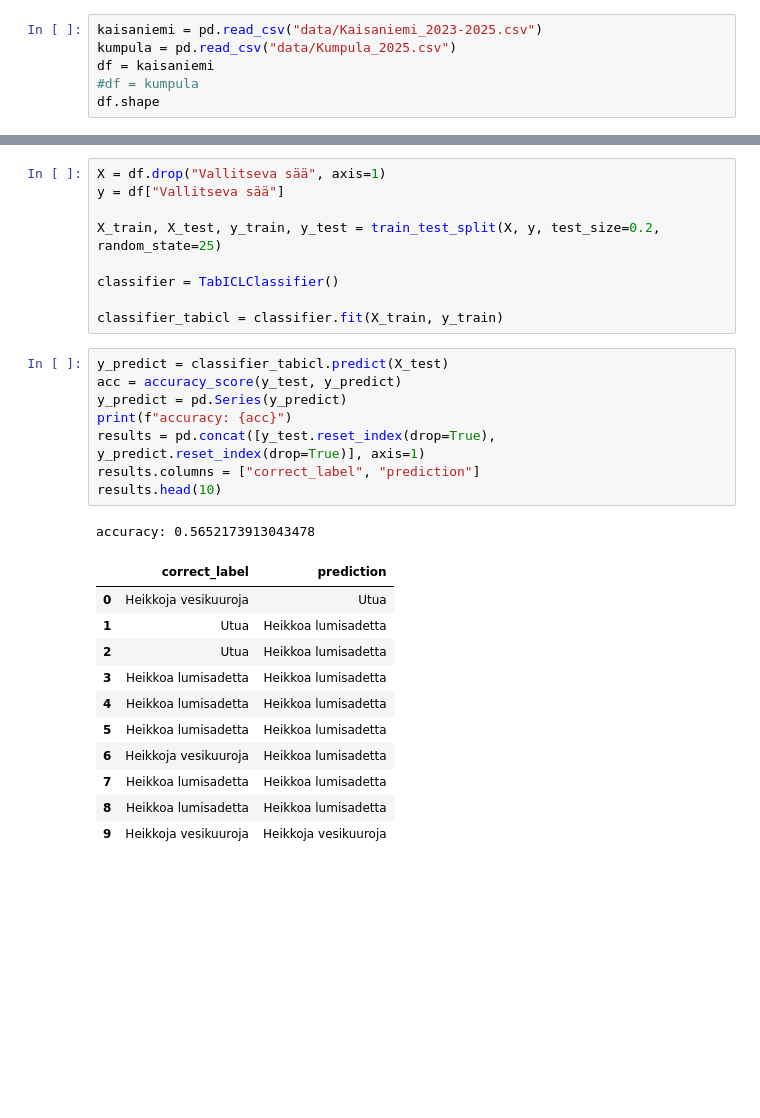
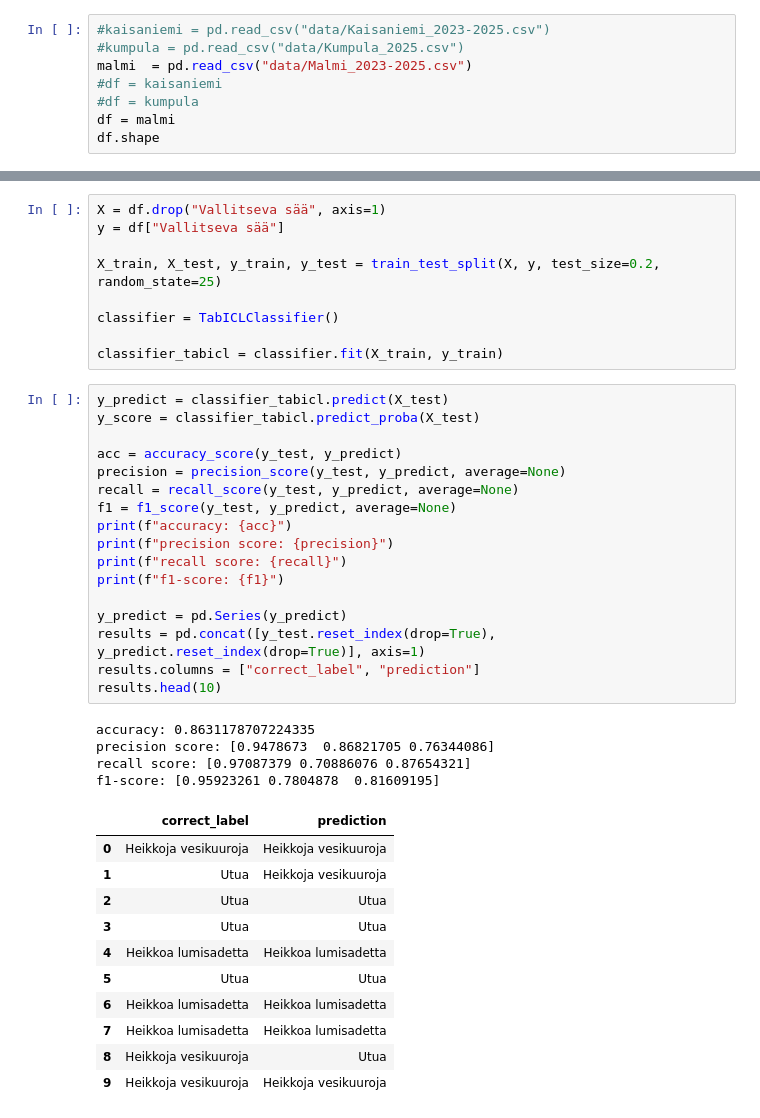
Before and after one commit to kirsikkahiltunen/Tabular-in-context-learning, a Jupyter notebook: TabICL_test.ipynb, the cells around one changed output, grey strips where cells are left out. Saved outputs shown, nothing was run; the diff lists cells and outputs as text; blank space fills up the shorter version.

```diff
--- a/TabICL_test.ipynb
+++ b/TabICL_test.ipynb
@@ -9,9 +11,11 @@ from sklearn.metrics import mean_squared_error, mean_absolute_error, r2_score, a
 # %%
 from tabicl import TabICLClassifier
 # %%
-kaisaniemi = pd.read_csv("data/Kaisaniemi_2023-2025.csv")
-kumpula = pd.read_csv("data/Kumpula_2025.csv")
-df = kaisaniemi
+#kaisaniemi = pd.read_csv("data/Kaisaniemi_2023-2025.csv")
+#kumpula = pd.read_csv("data/Kumpula_2025.csv")
+malmi  = pd.read_csv("data/Malmi_2023-2025.csv")
+#df = kaisaniemi
 #df = kumpula
+df = malmi
 df.shape
 # %% [output]
@@ -33,22 +37,34 @@ classifier = TabICLClassifier()
 classifier_tabicl = classifier.fit(X_train, y_train)
 # %%
 y_predict = classifier_tabicl.predict(X_test)
+y_score = classifier_tabicl.predict_proba(X_test)
+
 acc = accuracy_score(y_test, y_predict)
+precision = precision_score(y_test, y_predict, average=None)
+recall = recall_score(y_test, y_predict, average=None)
+f1 = f1_score(y_test, y_predict, average=None)
+print(f"accuracy: {acc}")
+print(f"precision score: {precision}")
+print(f"recall score: {recall}")
+print(f"f1-score: {f1}")
+
 y_predict = pd.Series(y_predict)
-print(f"accuracy: {acc}")
 results = pd.concat([y_test.reset_index(drop=True), y_predict.reset_index(drop=True)], axis=1)
 results.columns = ["correct_label", "prediction"]
 results.head(10)
 # %% [output]
-accuracy: 0.5652173913043478
+accuracy: 0.8631178707224335
+precision score: [0.9478673  0.86821705 0.76344086]
+recall score: [0.97087379 0.70886076 0.87654321]
+f1-score: [0.95923261 0.7804878  0.81609195]
 |  | correct_label | prediction |
-| 0 | Heikkoja vesikuuroja | Utua |
-| 1 | Utua | Heikkoa lumisadetta |
-| 2 | Utua | Heikkoa lumisadetta |
-| 3 | Heikkoa lumisadetta | Heikkoa lumisadetta |
+| 0 | Heikkoja vesikuuroja | Heikkoja vesikuuroja |
+| 1 | Utua | Heikkoja vesikuuroja |
+| 2 | Utua | Utua |
+| 3 | Utua | Utua |
 | 4 | Heikkoa lumisadetta | Heikkoa lumisadetta |
-| 5 | Heikkoa lumisadetta | Heikkoa lumisadetta |
-| 6 | Heikkoja vesikuuroja | Heikkoa lumisadetta |
+| 5 | Utua | Utua |
+| 6 | Heikkoa lumisadetta | Heikkoa lumisadetta |
 | 7 | Heikkoa lumisadetta | Heikkoa lumisadetta |
-| 8 | Heikkoa lumisadetta | Heikkoa lumisadetta |
+| 8 | Heikkoja vesikuuroja | Utua |
 | 9 | Heikkoja vesikuuroja | Heikkoja vesikuuroja |
```
Also changed, not shown: parts of 8 cells of this notebook, 1 other file.
